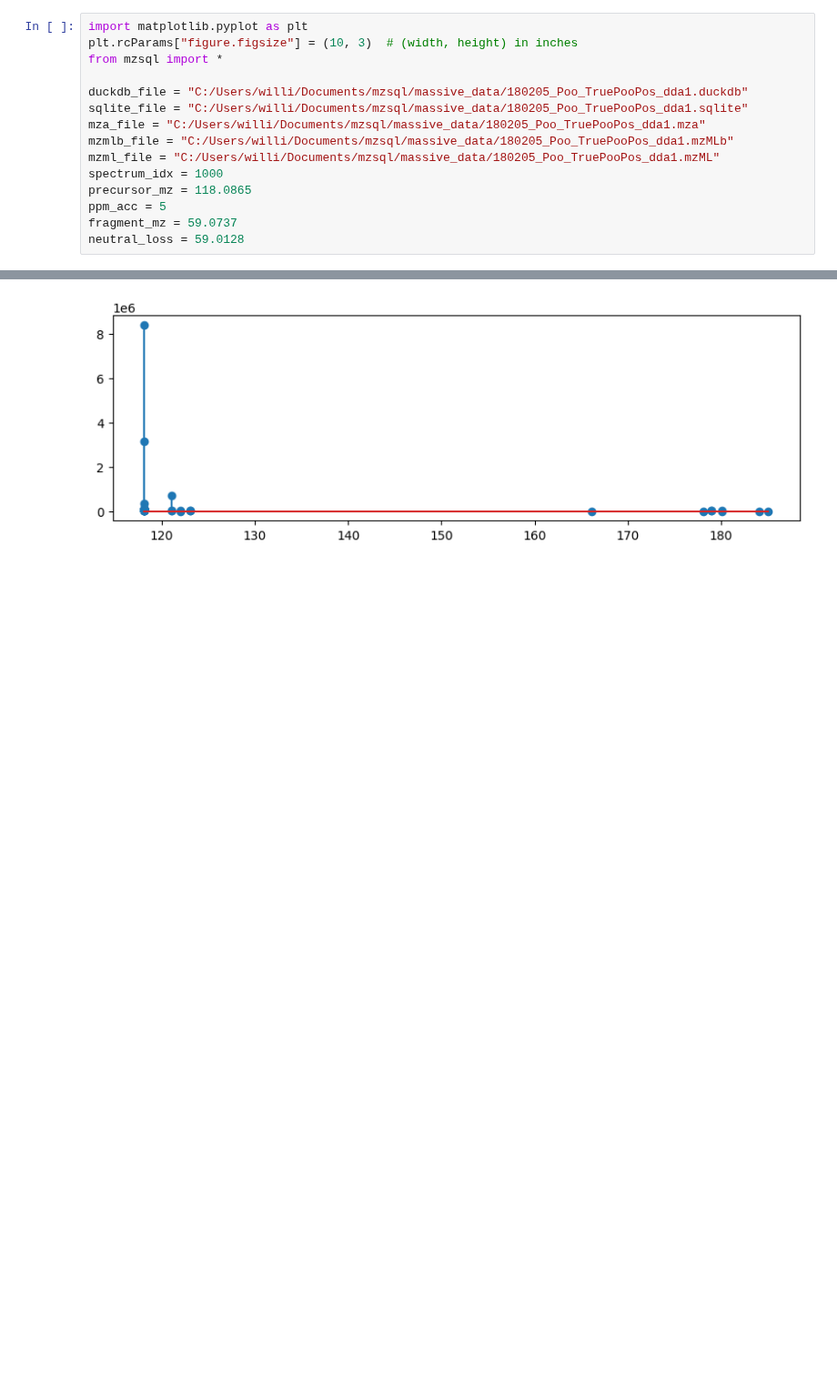
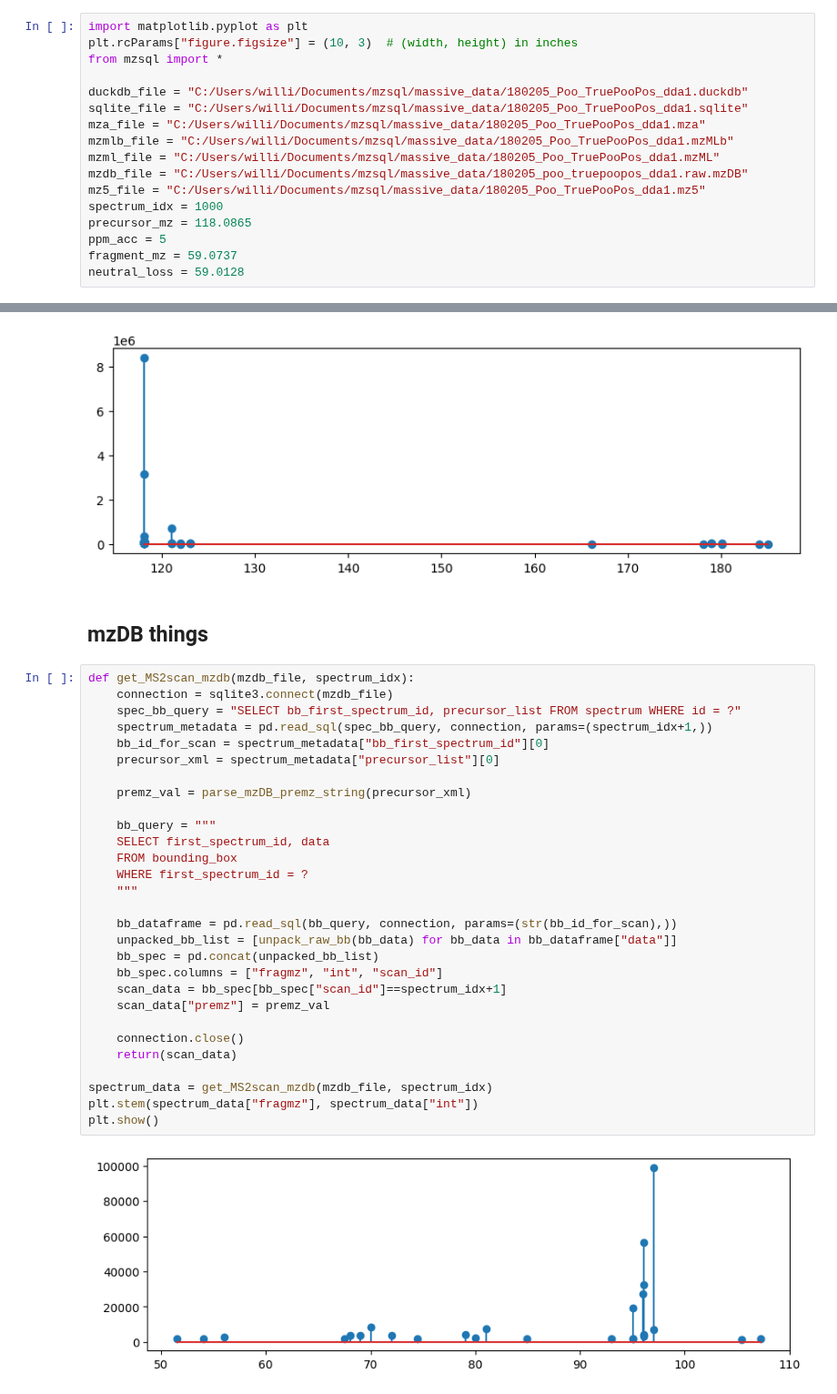
Before and after one commit to wkumler/mzsql, a Jupyter notebook: demo_notebooks/MS2_all.ipynb, the cells around one changed output, grey strips where cells are left out. Shown at 91% size. Saved outputs shown, nothing was run; the diff lists cells and outputs as text; blank space fills up the shorter version.

Commit message:
Adding mzDB things

```diff
--- a/demo_notebooks/MS2_all.ipynb
+++ b/demo_notebooks/MS2_all.ipynb
@@ -8,6 +8,8 @@ sqlite_file = "C:/Users/willi/Documents/mzsql/massive_data/180205_Poo_TruePooPos
 mza_file = "C:/Users/willi/Documents/mzsql/massive_data/180205_Poo_TruePooPos_dda1.mza"
 mzmlb_file = "C:/Users/willi/Documents/mzsql/massive_data/180205_Poo_TruePooPos_dda1.mzMLb"
 mzml_file = "C:/Users/willi/Documents/mzsql/massive_data/180205_Poo_TruePooPos_dda1.mzML"
+mzdb_file = "C:/Users/willi/Documents/mzsql/massive_data/180205_poo_truepoopos_dda1.raw.mzDB"
+mz5_file = "C:/Users/willi/Documents/mzsql/massive_data/180205_Poo_TruePooPos_dda1.mz5"
 spectrum_idx = 1000
 precursor_mz = 118.0865
 ppm_acc = 5
@@ -356,3 +358,36 @@ plt.show()
 [figure]
 [figure]
 [figure]
+# %% [markdown]
+## mzDB things
+# %%
+def get_MS2scan_mzdb(mzdb_file, spectrum_idx):
+    connection = sqlite3.connect(mzdb_file)
+    spec_bb_query = "SELECT bb_first_spectrum_id, precursor_list FROM spectrum WHERE id = ?"
+    spectrum_metadata = pd.read_sql(spec_bb_query, connection, params=(spectrum_idx+1,))
+    bb_id_for_scan = spectrum_metadata["bb_first_spectrum_id"][0]
+    precursor_xml = spectrum_metadata["precursor_list"][0]
+
+    premz_val = parse_mzDB_premz_string(precursor_xml)
+
+    bb_query = """
+    SELECT first_spectrum_id, data
+    FROM bounding_box
+    WHERE first_spectrum_id = ?
+    """
+
+    bb_dataframe = pd.read_sql(bb_query, connection, params=(str(bb_id_for_scan),))
+    unpacked_bb_list = [unpack_raw_bb(bb_data) for bb_data in bb_dataframe["data"]]
+    bb_spec = pd.concat(unpacked_bb_list)
+    bb_spec.columns = ["fragmz", "int", "scan_id"]
+    scan_data = bb_spec[bb_spec["scan_id"]==spectrum_idx+1]
+    scan_data["premz"] = premz_val
+
+    connection.close()
+    return(scan_data)
+
+spectrum_data = get_MS2scan_mzdb(mzdb_file, spectrum_idx)
+plt.stem(spectrum_data["fragmz"], spectrum_data["int"])
+plt.show()
+# %% [output]
+[figure, added]
```
Also changed, not shown: parts of 6 cells of this notebook, 1 other file.
